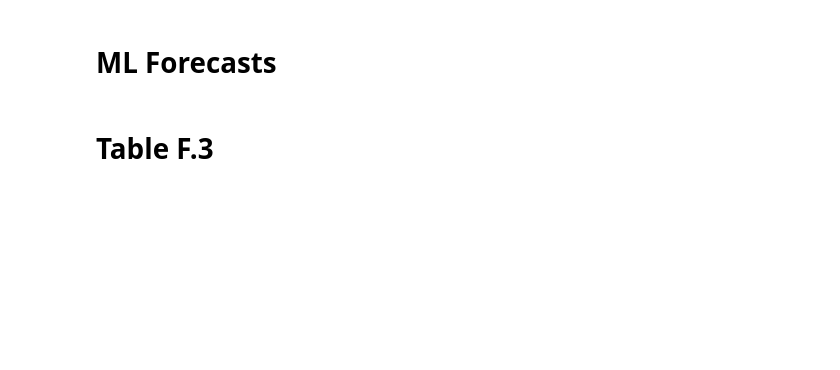
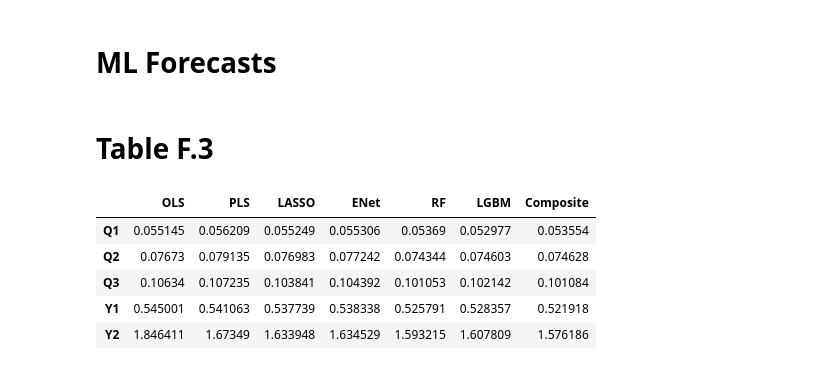
Before and after one commit to yandi-zhu/Man-versus-Machine-Learning-Revisited, a Jupyter notebook: code/05_ML_variants.ipynb, the cells around one changed output. Saved outputs shown, nothing was run; the diff lists cells and outputs as text; code cells hidden in the pictures; blank space fills up the shorter version.

```diff
--- a/code/05_ML_variants.ipynb
+++ b/code/05_ML_variants.ipynb
@@ -371,15 +372,22 @@ df['ANA_EPS_Y2'] = df['EPS_ana_y2']
 # %%
 ### 1. Forecast Performance
 idx = ['Q1','Q2','Q3','Y1','Y2']
-col = abbr_list + ['Stack']
+col = abbr_list + ['Composite']
 MSE = pd.DataFrame(index=idx, columns=col)
 ## To make sure we have the same sample
 N_obs = pd.DataFrame(index=idx, columns=col)
 for c in col:
     for i in idx:
         df_ = df.dropna(subset=[f'REAL_EPS_{i}',f'{c}_EPS_{i}'])
         MSE.loc[i, c] = df_.groupby('YearMonth').apply(lambda x: np.mean((x[f'REAL_EPS_{i}']-x[f'{c}_EPS_{i}'])**2)
                                                         ).mean()
         N_obs.loc[i,c] = df_.shape[0]
 (MSE).to_clipboard()
 (MSE)
+# %% [output]
+|  | OLS | PLS | LASSO | ENet | RF | LGBM | Composite |
+| Q1 | 0.055145 | 0.056209 | 0.055249 | 0.055306 | 0.05369 | 0.052977 | 0.053554 |
+| Q2 | 0.07673 | 0.079135 | 0.076983 | 0.077242 | 0.074344 | 0.074603 | 0.074628 |
+| Q3 | 0.10634 | 0.107235 | 0.103841 | 0.104392 | 0.101053 | 0.102142 | 0.101084 |
+| Y1 | 0.545001 | 0.541063 | 0.537739 | 0.538338 | 0.525791 | 0.528357 | 0.521918 |
+| Y2 | 1.846411 | 1.67349 | 1.633948 | 1.634529 | 1.593215 | 1.607809 | 1.576186 |
```
Also changed, not shown: parts of 10 cells of this notebook, 3 other files.
